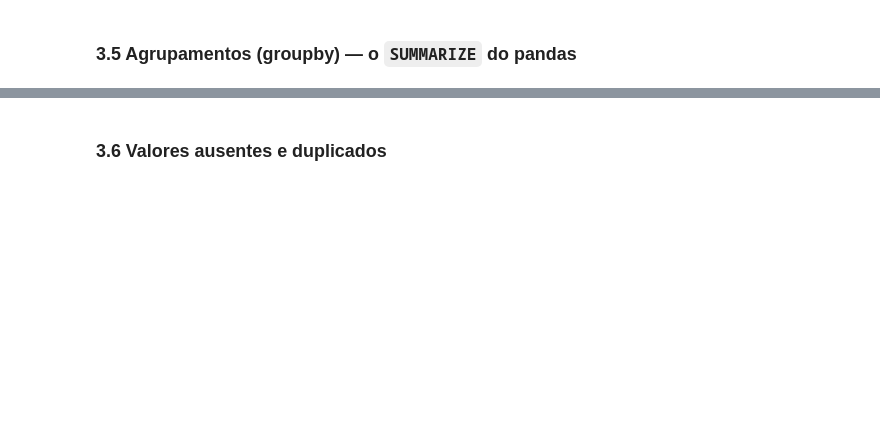
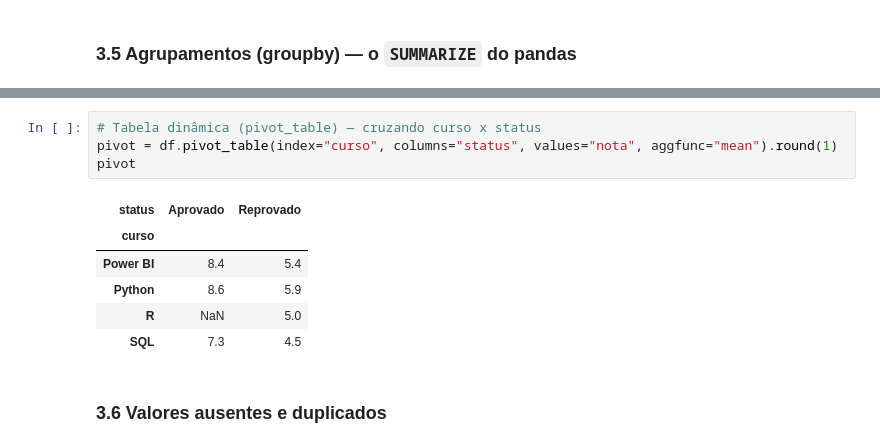
Before and after one commit to estathifisco/estathifisco.github.io, a Jupyter notebook: aula_python_ciencia_de_dados_v1p_pynb.ipynb, the cells around one changed output, grey strips where cells are left out. Cells and saved outputs as stored; diff of their text form; blank space fills up the shorter version.

```diff
--- a/aula_python_ciencia_de_dados_v1p_pynb.ipynb
+++ b/aula_python_ciencia_de_dados_v1p_pynb.ipynb
@@ -359,3 +490,14 @@ pivot
+# %%
+# Tabela dinâmica (pivot_table) — cruzando curso x status
+pivot = df.pivot_table(index="curso", columns="status", values="nota", aggfunc="mean").round(1)
+pivot
+# %% [output]
+| status | Aprovado | Reprovado |
+| curso |  |  |
+| Power BI | 8.4 | 5.4 |
+| Python | 8.6 | 5.9 |
+| R | NaN | 5.0 |
+| SQL | 7.3 | 4.5 |
 # %% [markdown]
 ### 3.6 Valores ausentes e duplicados
 # %%
```
Also changed, not shown: parts of 19 cells of this notebook.
